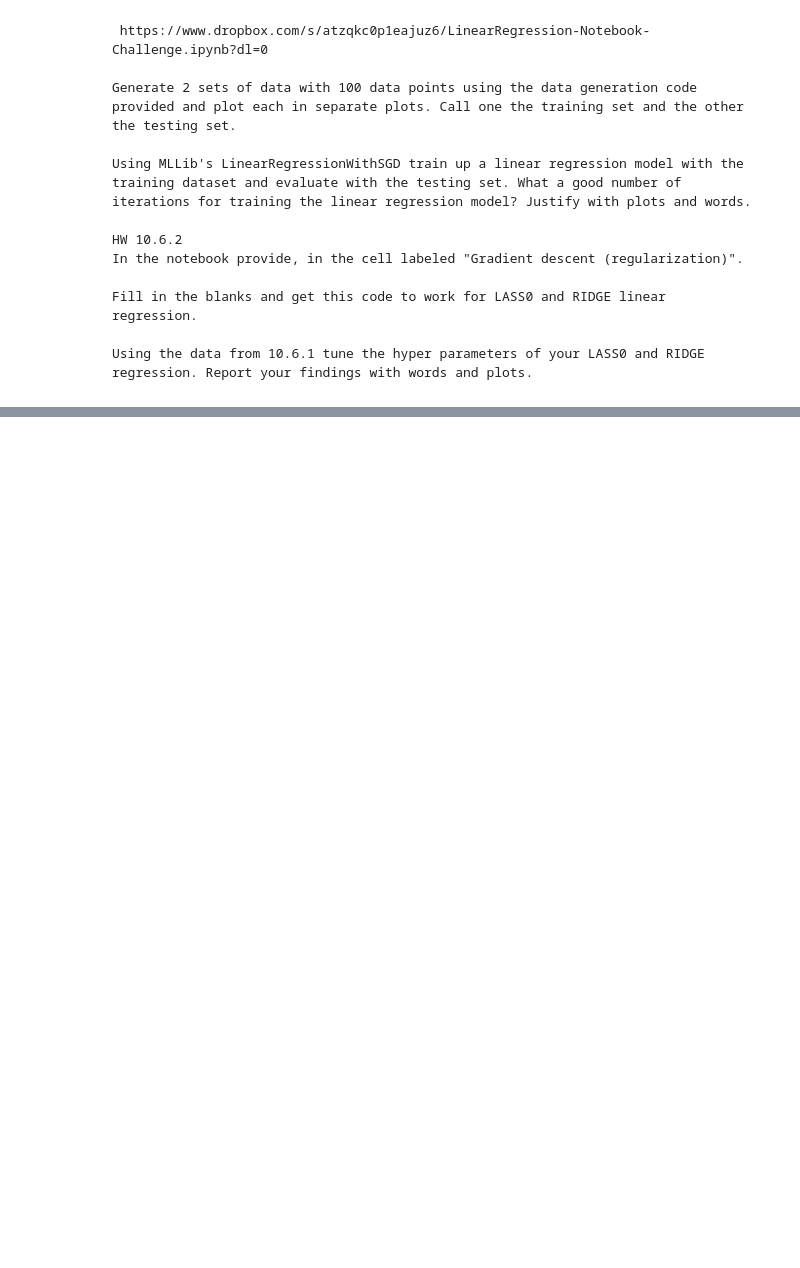
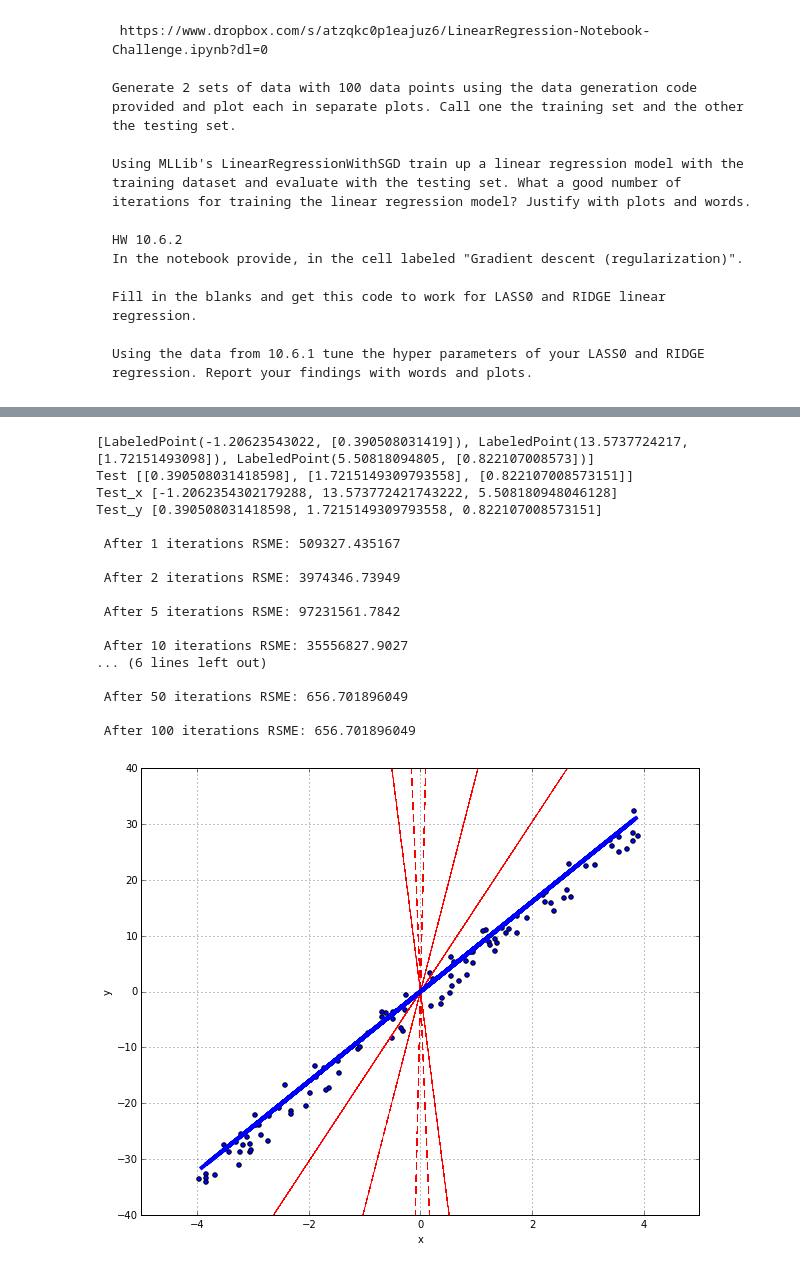
Before and after one commit to sayantansatpati/ml, a Jupyter notebook: w261/wk10/MIDS-W261-2015-HWK-Week10-Satpati.ipynb, the cells around one changed output, grey strips where cells are left out. Saved outputs shown, nothing was run; the diff lists cells and outputs as text; code cells hidden in the pictures; blank space fills up the shorter version.

```diff
--- a/w261/wk10/MIDS-W261-2015-HWK-Week10-Satpati.ipynb
+++ b/w261/wk10/MIDS-W261-2015-HWK-Week10-Satpati.ipynb
@@ -421,0 +493,61 @@ Using the data from 10.6.1 tune the hyper parameters of your LASS0 and RIDGE reg
+# %%
+import numpy as np
+from pyspark.mllib.regression import LabeledPoint
+from pyspark.mllib.regression import LinearRegressionWithSGD
+iterations = [1,2,5,10,15,20,25,50,100]
+
+def labeled_point(value):
+    t = value.split(',')
+    return LabeledPoint(float(t[0]), [float(t[1])])
+
+#train = sc.textFile('train.csv').map(lambda line: [float(v) for v in line.split(',')]+[1.0]).cache()
+train = sc.textFile('train.csv').map(labeled_point).cache()
+print train.take(3)
+test = sc.textFile('test.csv').map(lambda line: [float(line.split(',')[1])]).cache()
+test_y = sc.textFile('test.csv').map(lambda line: float(line.split(',')[0])).collect()
+test_x = test.flatMap(lambda x: x).collect()
+print 'Test', test.take(3)
+print 'Test_x', test_y[:3]
+print 'Test_y', test_x[:3]
+
+plt.figure(figsize=(10,8))
+#plt.plot(test_x, test_y, 'o'+'r', label="True Line", linewidth=4.0)
+#plt.plot(test_x, test_y, 'r--')
+plt.scatter(test_x, test_y)
+plt.xlabel("x")
+plt.ylabel("y")
+plt.grid()
+plt.ylim([-4,4])
+plt.ylim([-40,40])
+
+for i in iterations:
+    lrm = LinearRegressionWithSGD.train(train, iterations=i,
+                               initialWeights=np.array([1.0]))
+    y = lrm.predict(test).collect()
+
+    rmse = np.sum( (np.array(test_y) - np.array(y))**2 )
+    print '\n After {0} iterations RSME: {1}'.format(i, rmse)
+
+    if i == iterations[-1]:
+        plt.plot(test_x, y, 'b--', label="After {0} Iterations".format(i), linewidth=4.0)
+    else:
+        plt.plot(test_x, y, 'r--', label="After {0} Iterations".format(i), linewidth=0.5)
+# %% [output]
+[LabeledPoint(-1.20623543022, [0.390508031419]), LabeledPoint(13.5737724217, [1.72151493098]), LabeledPoint(5.50818094805, [0.822107008573])]
+Test [[0.390508031418598], [1.7215149309793558], [0.822107008573151]]
+Test_x [-1.2062354302179288, 13.573772421743222, 5.508180948046128]
+Test_y [0.390508031418598, 1.7215149309793558, 0.822107008573151]
+
+ After 1 iterations RSME: 509327.435167
+
+ After 2 iterations RSME: 3974346.73949
+
+ After 5 iterations RSME: 97231561.7842
+
+ After 10 iterations RSME: 35556827.9027
+... (6 lines left out)
+
+ After 50 iterations RSME: 656.701896049
+
+ After 100 iterations RSME: 656.701896049
+[figure, added]
```
Also changed, not shown: parts of 13 cells of this notebook.
